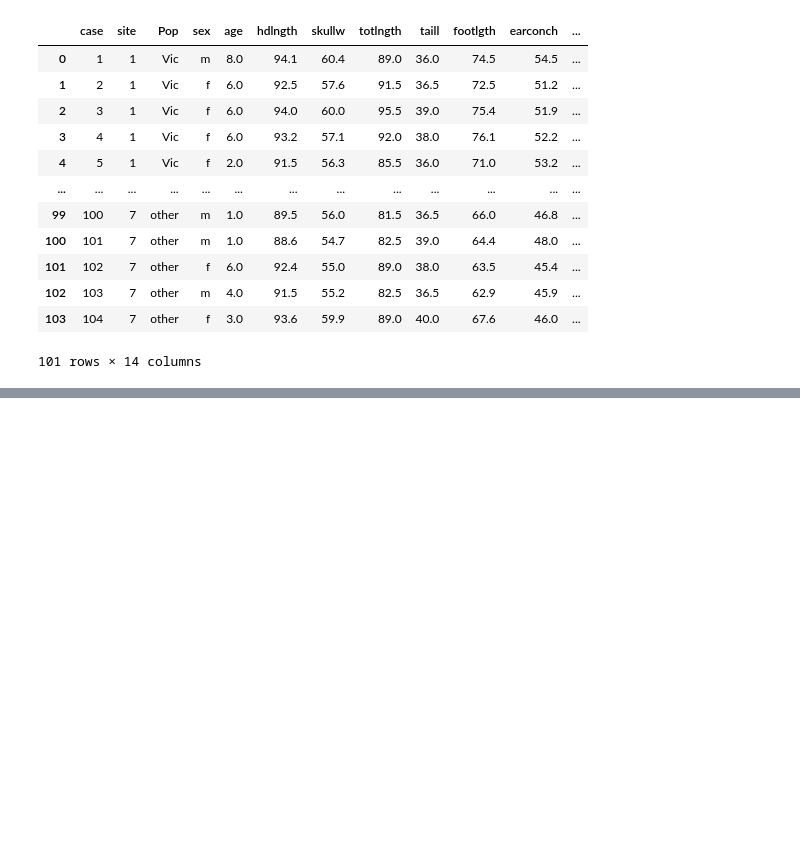
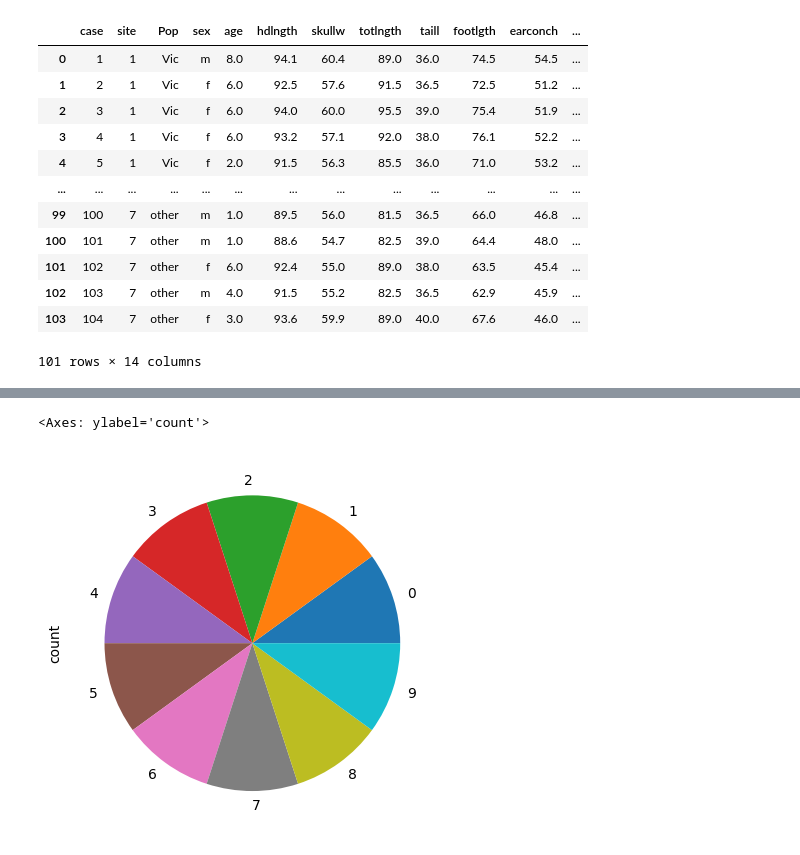
Before and after one commit to OmoObaDee/stage_2_AI, a Jupyter notebook: week8/solution_possem_task8.ipynb, the cells around one changed output, grey strips where cells are left out. Drawn from its saved outputs; the diff is of its cells as text; code cells hidden in the pictures; blank space fills up the shorter version.

```diff
--- a/week8/solution_possem_task8.ipynb
+++ b/week8/solution_possem_task8.ipynb
@@ -42,0 +250,5 @@ df
+# %%
+df.index.value_counts().head(10).plot(kind = 'pie')
+# %% [output]
+<Axes: ylabel='count'>
+[figure, added]
```
Also changed, not shown: parts of 39 cells of this notebook, 1 other file.
